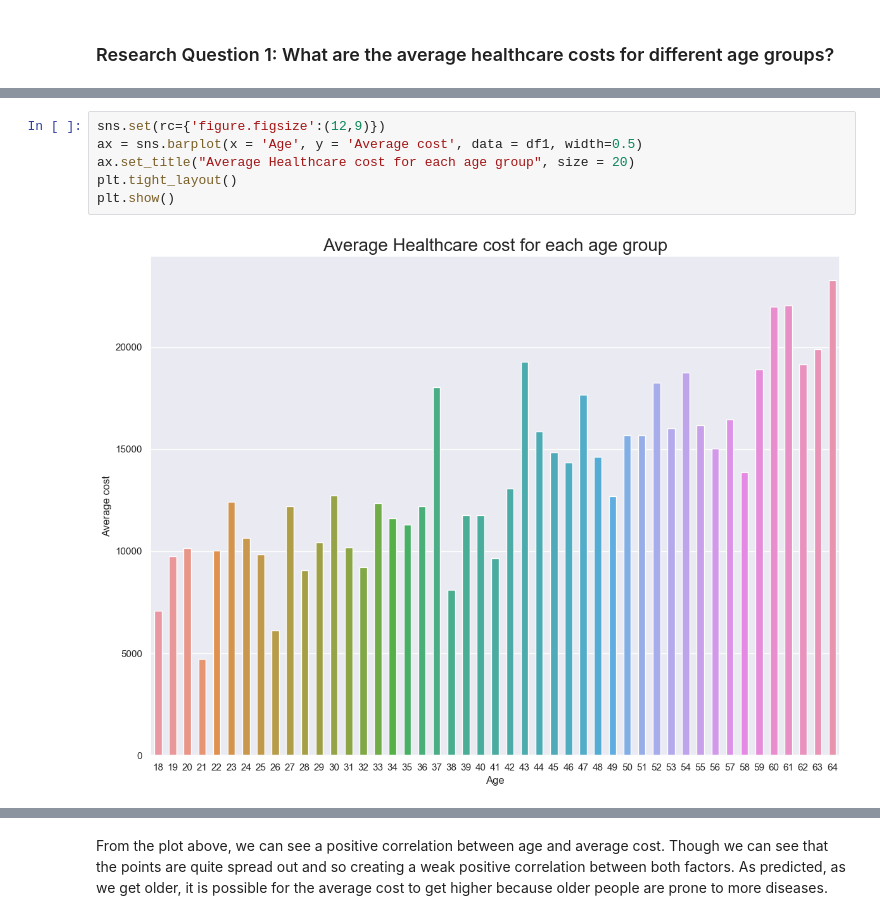
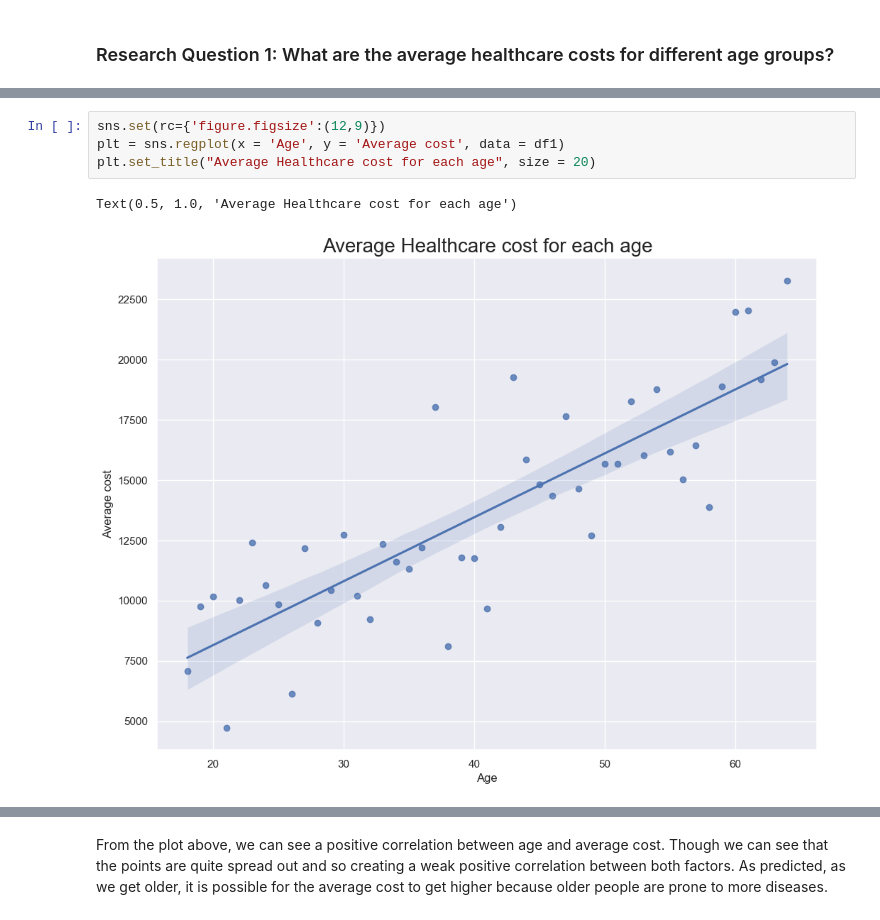
Before and after one commit to ubco-W2022T2-data301/project-group-group08, a Jupyter notebook: analysis/analysis1.ipynb, the cells around one changed output, grey strips where cells are left out. Saved outputs shown, nothing was run; the diff lists cells and outputs as text.

```diff
--- a/analysis/analysis1.ipynb
+++ b/analysis/analysis1.ipynb
@@ -43,8 +51,7 @@ df1 = project_functions1.clean_and_wrangle(df)
 # %%
 sns.set(rc={'figure.figsize':(12,9)})
-ax = sns.barplot(x = 'Age', y = 'Average cost', data = df1, width=0.5)
-ax.set_title("Average Healthcare cost for each age group", size = 20)
-plt.tight_layout()
-plt.show()
+plt = sns.regplot(x = 'Age', y = 'Average cost', data = df1)
+plt.set_title("Average Healthcare cost for each age", size = 20)
 # %% [output]
+Text(0.5, 1.0, 'Average Healthcare cost for each age')
-[figure, old version]
+[figure, new version]
```
Also changed, not shown: parts of 5 cells of this notebook.
